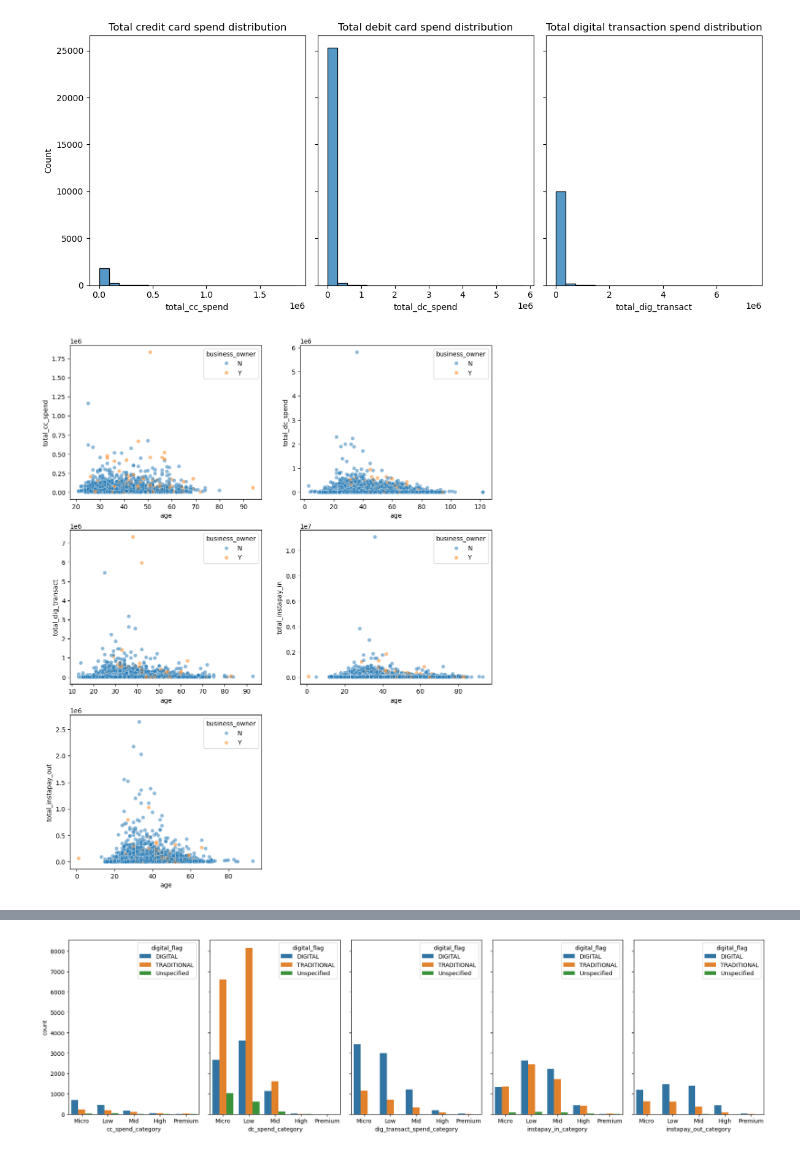
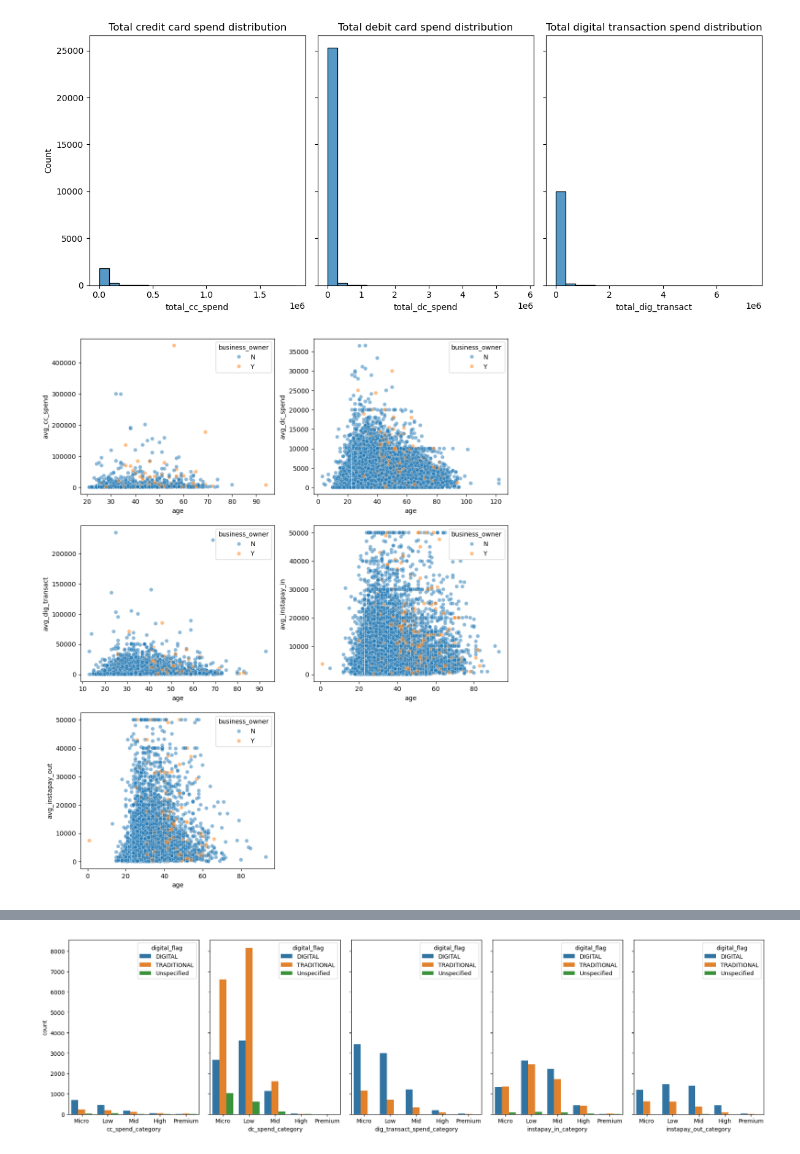
Before and after one commit to drksz/bank-customer-segmentation, a Jupyter notebook: EDA.ipynb, the cells around one changed output, grey strips where cells are left out. Saved outputs shown, nothing was run; the diff lists cells and outputs as text; code cells hidden in the pictures.

Commit message:
fix scatterplot hue

```diff
--- a/EDA.ipynb
+++ b/EDA.ipynb
@@ -250,12 +250,14 @@ plt.show()
 [figure]
 # %%
 fig, ax = plt.subplots(3, 2, figsize=(12, 15))
+
+hue='business_owner'
 
 sns.scatterplot(
     data=cust_info_main,
     x='age',
-    y='total_cc_spend',
-    hue='business_owner',
+    y='avg_cc_spend',
+    hue=hue,
     ax=ax[0, 0],
     alpha=0.5
 )
@@ -263,44 +265,44 @@ sns.scatterplot(
 sns.scatterplot(
     data=cust_info_main,
     x='age',
-    y='total_dc_spend',
-    hue='business_owner',
+    y='avg_dc_spend',
+    hue=hue,
     ax=ax[0, 1],
     alpha=0.5
 )
 
 sns.scatterplot(
     data=cust_info_main,
     x='age',
-    y='total_dig_transact',
-    hue='business_owner',
+    y='avg_dig_transact',
+    hue=hue,
     ax=ax[1, 0],
     alpha=0.5
 )
 
 sns.scatterplot(
     data=cust_info_main,
     x='age',
-    y='total_instapay_in',
-    hue='business_owner',
+    y='avg_instapay_in',
+    hue=hue,
     ax=ax[1, 1],
     alpha=0.5
 )
 
 sns.scatterplot(
     data=cust_info_main,
     x='age',
-    y='total_instapay_out',
-    hue='business_owner',
+    y='avg_instapay_out',
+    hue=hue,
     ax=ax[2, 0],
     alpha=0.5
 )
 
 fig.delaxes(ax[2, 1])
 
 plt.show()
 # %% [output]
-[figure, old version]
+[figure, new version]
 # %%
 labels = ['Micro','Low','Mid','High','Premium']
 bins = [0, 1999, 5999, 19999, 49999, np.inf]
```
Also changed, not shown: parts of 1 cell of this notebook.
